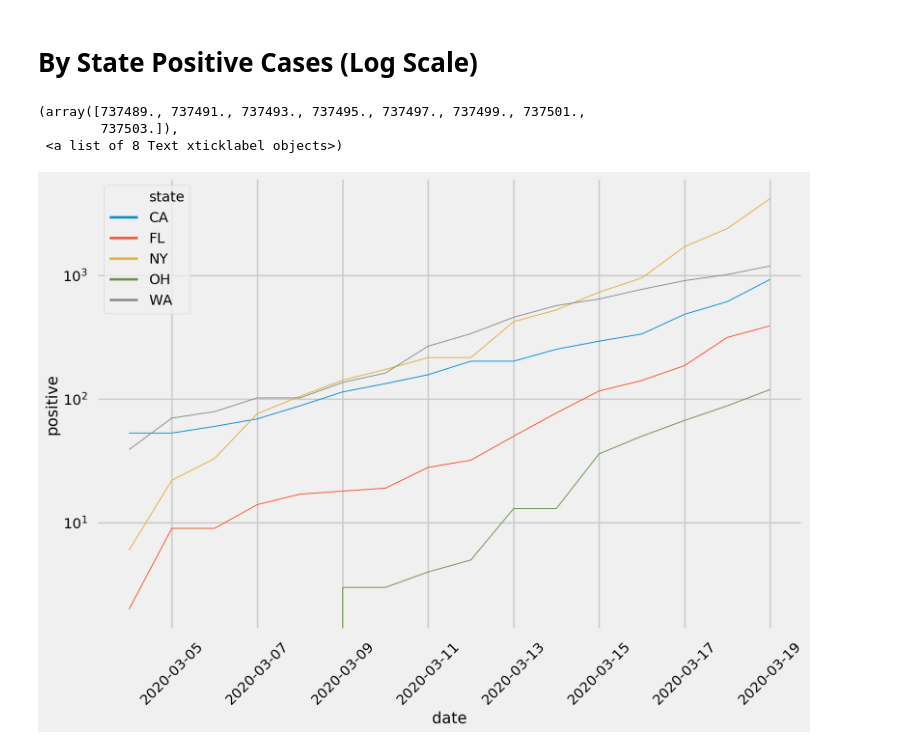
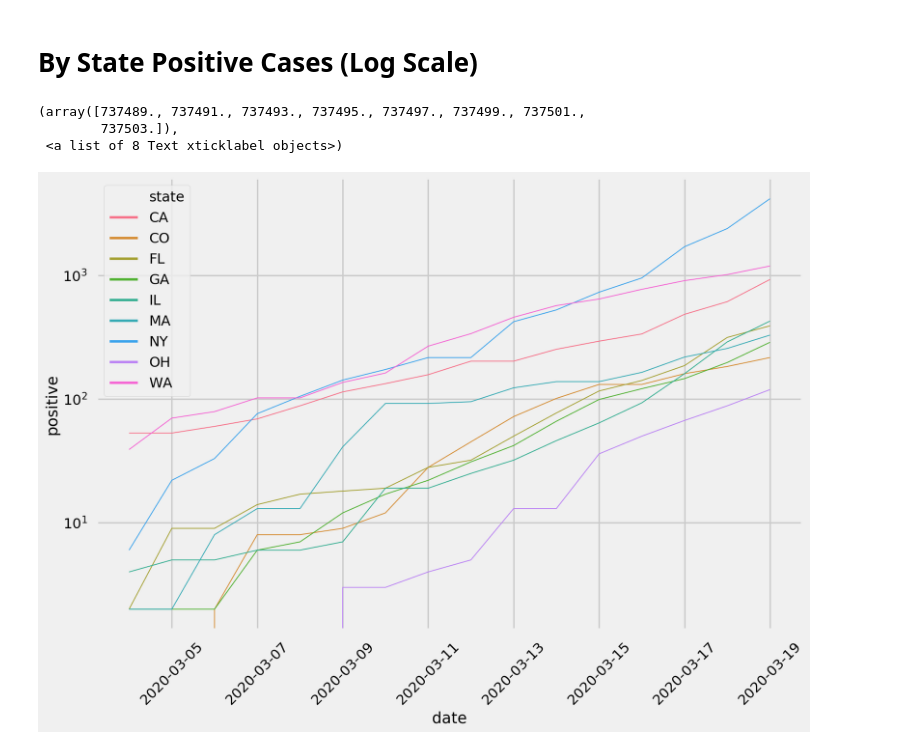
Before and after one commit to kennethn/covid, a Jupyter notebook: covid.ipynb, the cells around one changed output. Saved outputs shown, nothing was run; the diff lists cells and outputs as text; code cells hidden in the pictures.

Commit message:
Filtering top states

```diff
--- a/covid.ipynb
+++ b/covid.ipynb
@@ -97,11 +98,11 @@ plt.xticks(rotation=45)
 # %%
 ax = sns.lineplot(x="date", y="positive", hue="state",
                   estimator=None, lw=1,
-                  data=df_states.query('state == ["CA", "NY", "FL", "OH", "WA"]'))
+                  data=df_states.query('state == @top_states'))
 ax.set_yscale('log')
 plt.xticks(rotation=45)
 # %% [output]
 (array([737489., 737491., 737493., 737495., 737497., 737499., 737501.,
         737503.]),
  <a list of 8 Text xticklabel objects>)
-[figure, old version]
+[figure, new version]
```
Also changed, not shown: parts of 2 cells of this notebook, 1 other file.
